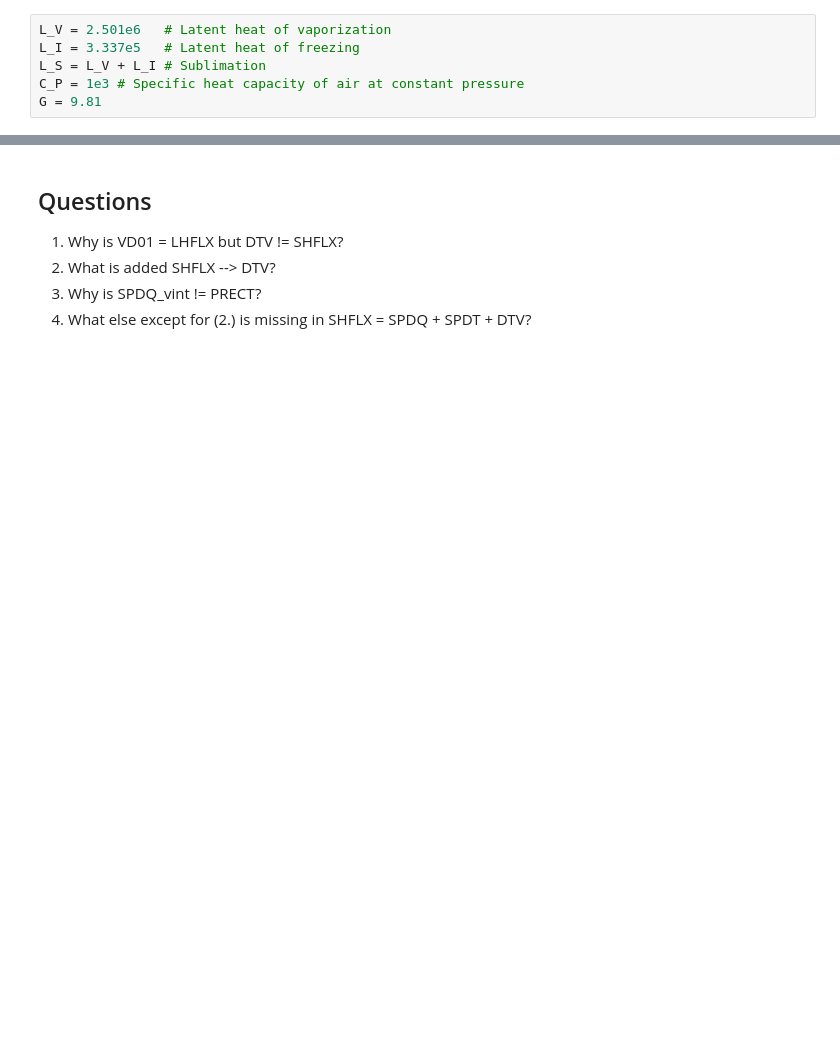
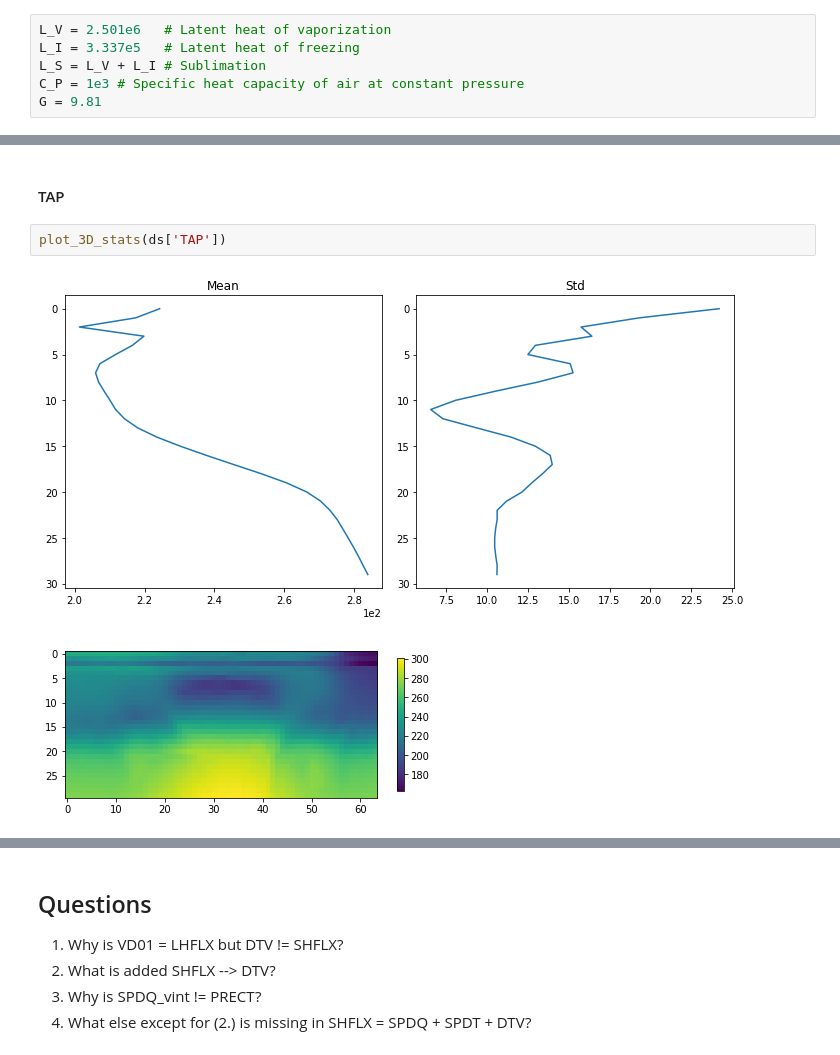
Before and after one commit to raspstephan/CBRAIN-CAM, a Jupyter notebook: keras/notebooks/energy_conservation.ipynb, the cells around one changed output, grey strips where cells are left out. Saved outputs shown, nothing was run; the diff lists cells and outputs as text; blank space fills up the shorter version.

```diff
--- a/keras/notebooks/energy_conservation.ipynb
+++ b/keras/notebooks/energy_conservation.ipynb
@@ -250,0 +150,7 @@ scat(SPDQ_vint + SPDQC_vint, -SPDT_vint)
+# %% [markdown]
+#### TAP
+# %%
+plot_3D_stats(ds['TAP'])
+# %% [output]
+[figure, added]
+[figure, added]
```
Also changed, not shown: parts of 139 cells of this notebook.
